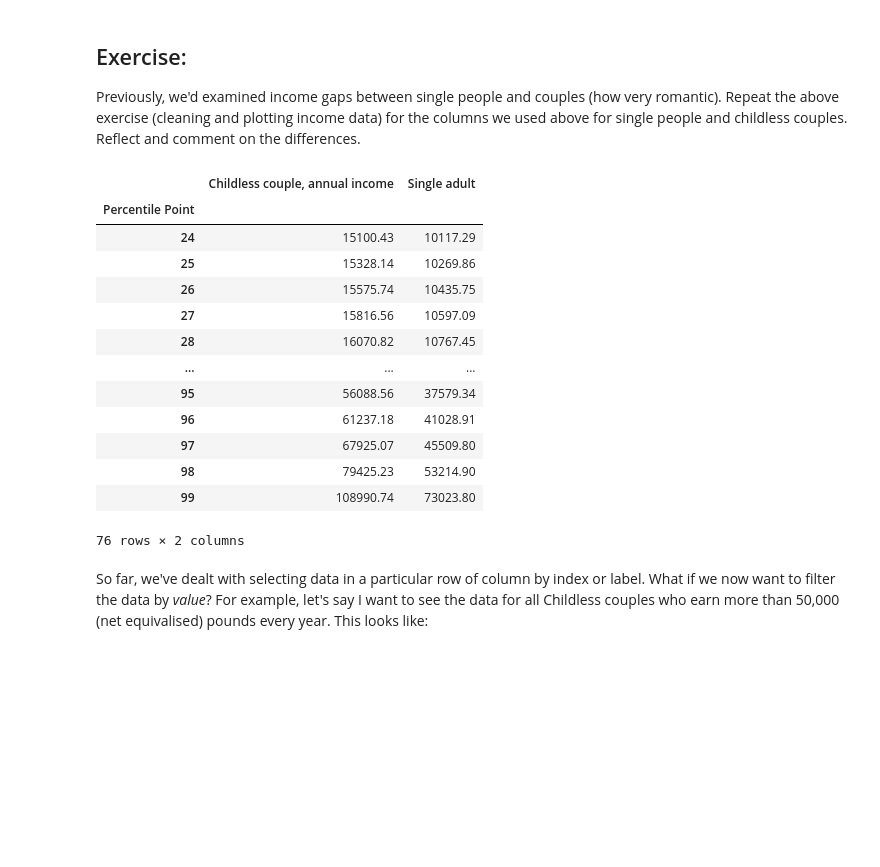
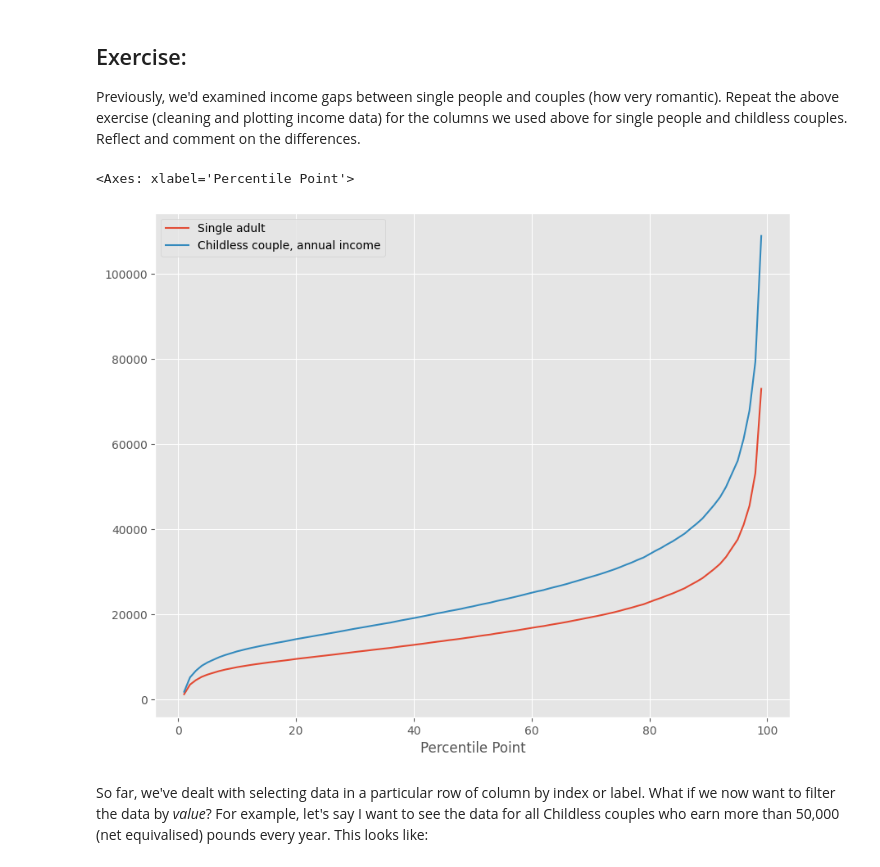
Before and after one commit to alicecaiger/QM2, a Jupyter notebook: notebooks/W02. Pandas.ipynb, the cells around one changed output. Saved outputs shown, nothing was run; the diff lists cells and outputs as text; code cells hidden in the pictures; blank space fills up the shorter version.

```diff
--- a/notebooks/W02. Pandas.ipynb
+++ b/notebooks/W02. Pandas.ipynb
@@ -342,23 +333,11 @@ Text(0, 0.5, 'Income Per Week [GBP]')
 
 Previously, we'd examined income gaps between single people and couples (how very romantic). Repeat the above exercise (cleaning and plotting income data) for the columns we used above for single people and childless couples. Reflect and comment on the differences.
 # %%
-clean = income[['Childless couple, annual income','Single adult']]
-clean = clean.replace(',','', regex=True)
-clean = clean.replace('-','NaN', regex=True).astype('float')
-clean[clean['Single adult']>10000]
+clean2 = income[['Single adult','Childless couple, annual income']]
+clean2 = clean2.replace(',', '', regex=True)
+clean2 = clean2.replace('-', 'NaN', regex=True).astype('float')
+clean2.plot()
 # %% [output]
-|  | Childless couple, annual income | Single adult |
-| Percentile Point |  |  |
-| 24 | 15100.43 | 10117.29 |
-| 25 | 15328.14 | 10269.86 |
-| 26 | 15575.74 | 10435.75 |
-| 27 | 15816.56 | 10597.09 |
-| 28 | 16070.82 | 10767.45 |
-| ... | ... | ... |
-| 95 | 56088.56 | 37579.34 |
-| 96 | 61237.18 | 41028.91 |
-| 97 | 67925.07 | 45509.80 |
-| 98 | 79425.23 | 53214.90 |
-| 99 | 108990.74 | 73023.80 |
-76 rows × 2 columns
+<Axes: xlabel='Percentile Point'>
+[figure, added]
 # %%
```
Also changed, not shown: parts of 20 cells of this notebook.
